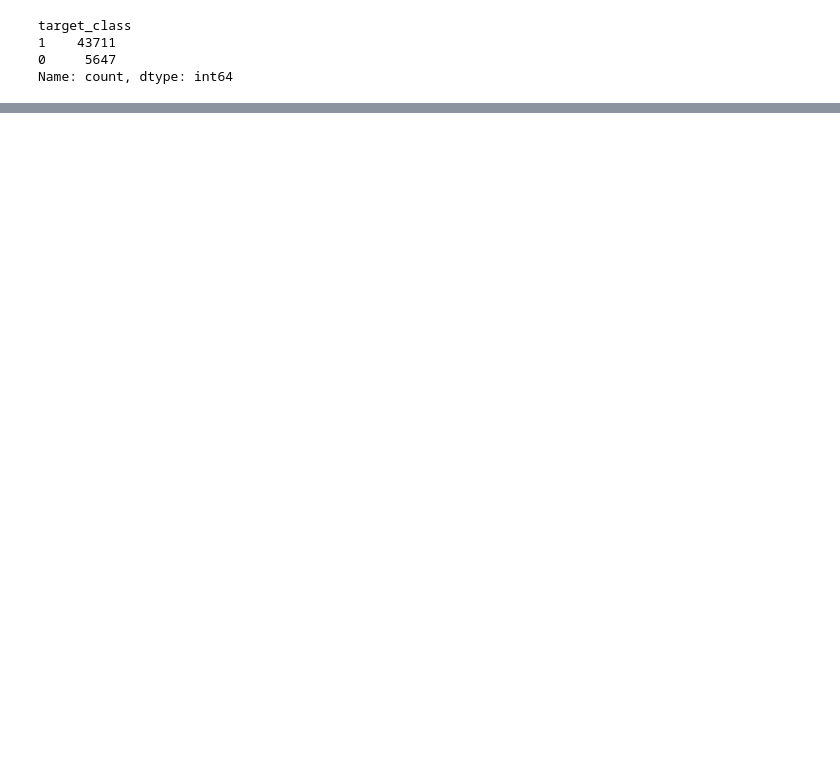
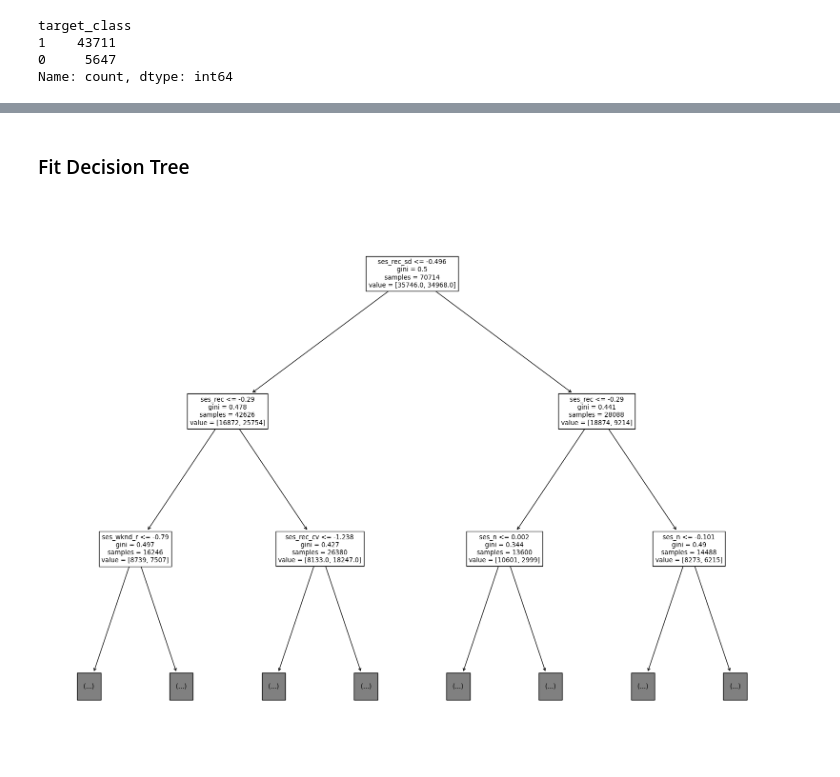
Before and after one commit to mishelly-h/user-churn, a Jupyter notebook: analysis/analysis.ipynb, the cells around one changed output, grey strips where cells are left out. Drawn from its saved outputs; the diff is of its cells as text; code cells hidden in the pictures; blank space fills up the shorter version.

```diff
--- a/analysis/analysis.ipynb
+++ b/analysis/analysis.ipynb
@@ -98,0 +294,18 @@ Name: count, dtype: int64
+# %%
+# feature importance LR
+pipe_lr = make_pipeline(ADASYN(random_state=1010),
+                        StandardScaler(),
+                        LogisticRegression(max_iter=2000,
+                                           random_state=1010)
+                         )
+
+pipe_lr.fit(X_train, y_train)
+
+coefficients = pipe_lr.named_steps['logisticregression'].coef_[0]
+features = X_train.columns
+
+lr_feature_df = pd.DataFrame({'feature': features,
+                              'coefficients': coefficients})
+
+lr_feature_df_sorted = lr_feature_df.reindex(lr_feature_df['coefficients'].abs().sort_values(ascending=False).index)
+lr_feature_df_sorted.head(10)
@@ -98,0 +340,19 @@ Name: count, dtype: int64
+# %% [markdown]
+### Fit Decision Tree
+# %%
+# feature importance tree
+pipe_tree = make_pipeline(ADASYN(random_state=1010),
+                        StandardScaler(),
+                        DecisionTreeClassifier(random_state=1010)
+                         )
+
+pipe_tree.fit(X_train, y_train)
+
+decisiontree = pipe_tree.named_steps['decisiontreeclassifier']
+
+fig = plt.figure(figsize=(20,15))
+tree_visualization = tree.plot_tree(decisiontree,
+                                    feature_names = X_train.columns,
+                                    max_depth = 2)
+# %% [output]
+[figure, added]
```
Also changed, not shown: parts of 28 cells of this notebook.
